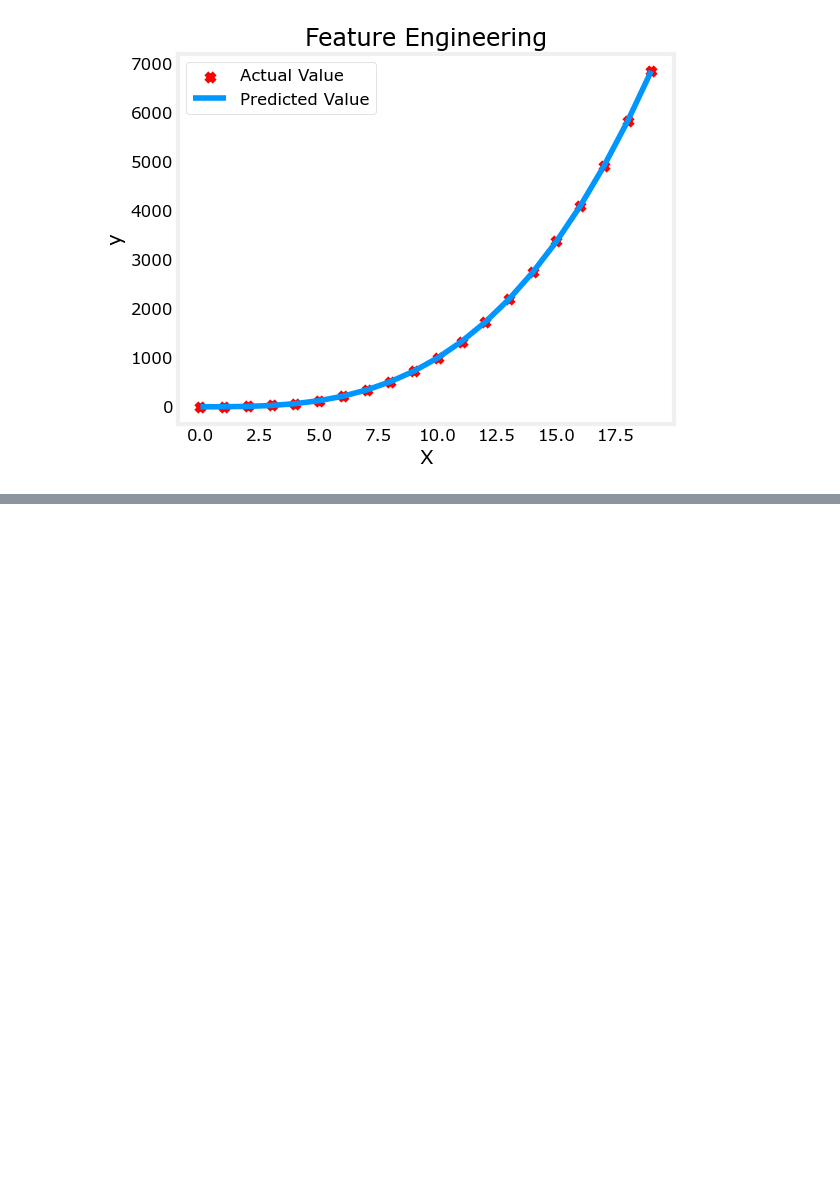
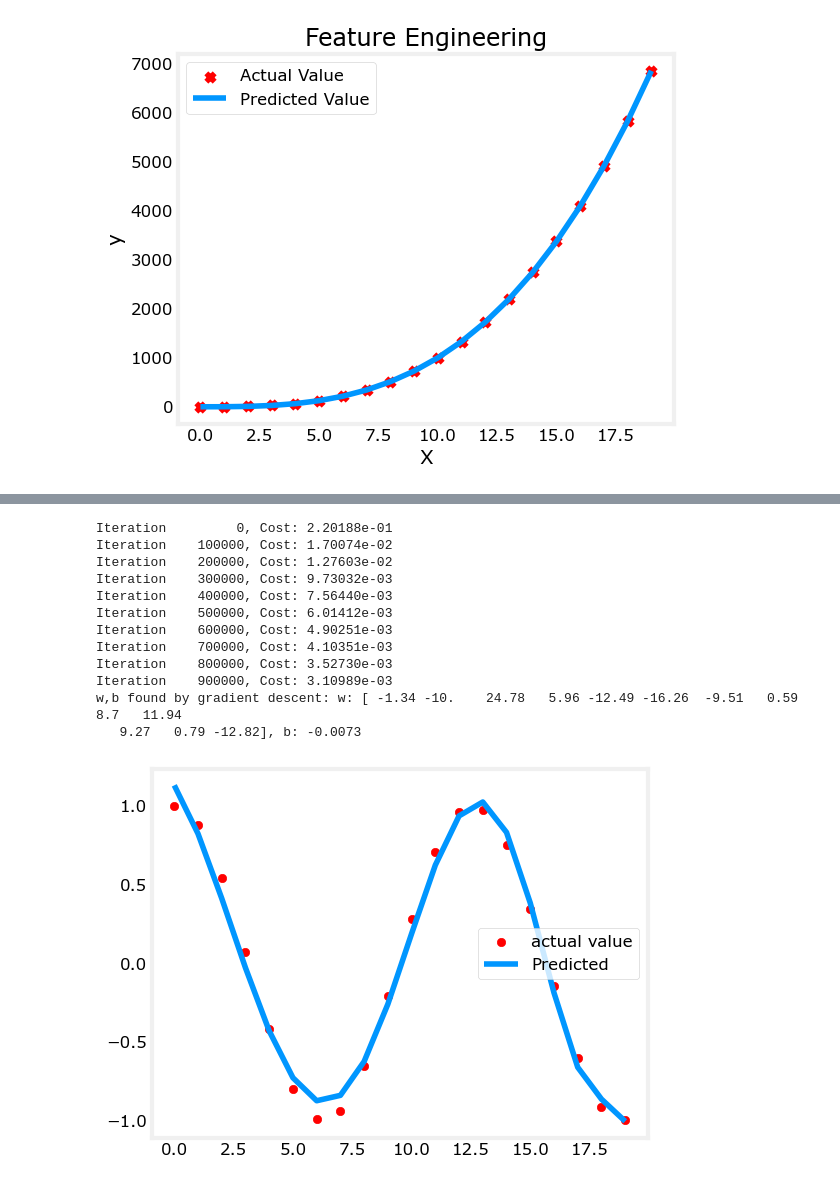
Before and after one commit to Sreesanth-e/ML, a Jupyter notebook: ML_Andrew_Week2_Lab4.ipynb, the cells around one changed output, grey strips where cells are left out. Saved outputs shown, nothing was run; the diff lists cells and outputs as text; code cells hidden in the pictures; blank space fills up the shorter version.

```diff
--- a/ML_Andrew_Week2_Lab4.ipynb
+++ b/ML_Andrew_Week2_Lab4.ipynb
@@ -55,0 +126,25 @@ w,b found by gradient descent: w: [1.], b: 0.0003
+# %%
+x = np.arange(0,20,1)
+y = np.cos(x/2)
+X = np.c_[x,x**2,x**3,x**4,x**5,x**6,x**7,x**8,x**9,x**10,x**11,x**12,x**13]
+X = zscore_normalize_features(X)
+# %%
+model_w,model_b = run_gradient_descent_feng(X,y, iterations=1000000 , alpha=1e-1)
+plt.scatter(x,y , c = 'r' , label = "actual value")
+plt.plot(x,X@model_w + model_b , label = "Predicted")
+plt.legend()
+plt.show()
+# %% [output]
+Iteration         0, Cost: 2.20188e-01
+Iteration    100000, Cost: 1.70074e-02
+Iteration    200000, Cost: 1.27603e-02
+Iteration    300000, Cost: 9.73032e-03
+Iteration    400000, Cost: 7.56440e-03
+Iteration    500000, Cost: 6.01412e-03
+Iteration    600000, Cost: 4.90251e-03
+Iteration    700000, Cost: 4.10351e-03
+Iteration    800000, Cost: 3.52730e-03
+Iteration    900000, Cost: 3.10989e-03
+w,b found by gradient descent: w: [ -1.34 -10.    24.78   5.96 -12.49 -16.26  -9.51   0.59   8.7   11.94
+   9.27   0.79 -12.82], b: -0.0073
+[figure, added]
```
Also changed, not shown: parts of 5 cells of this notebook.
